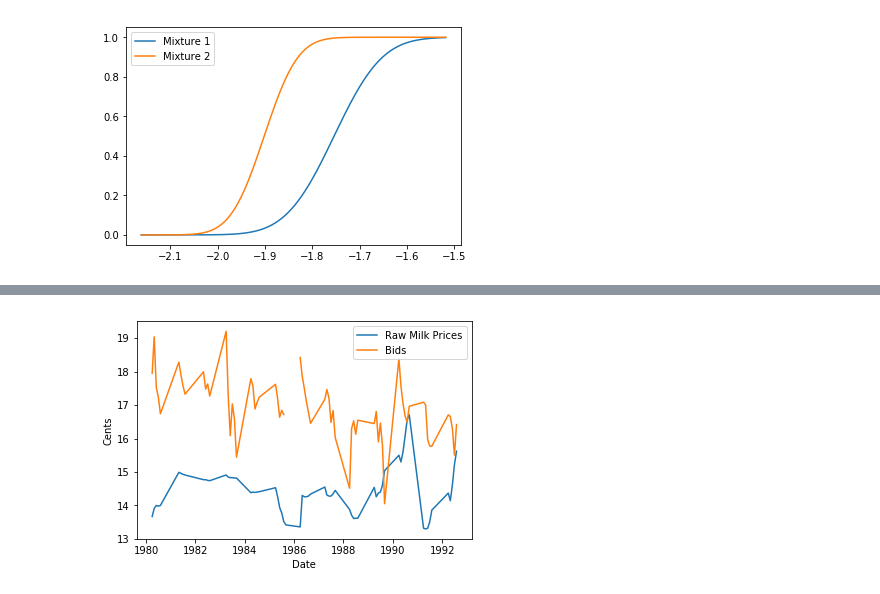
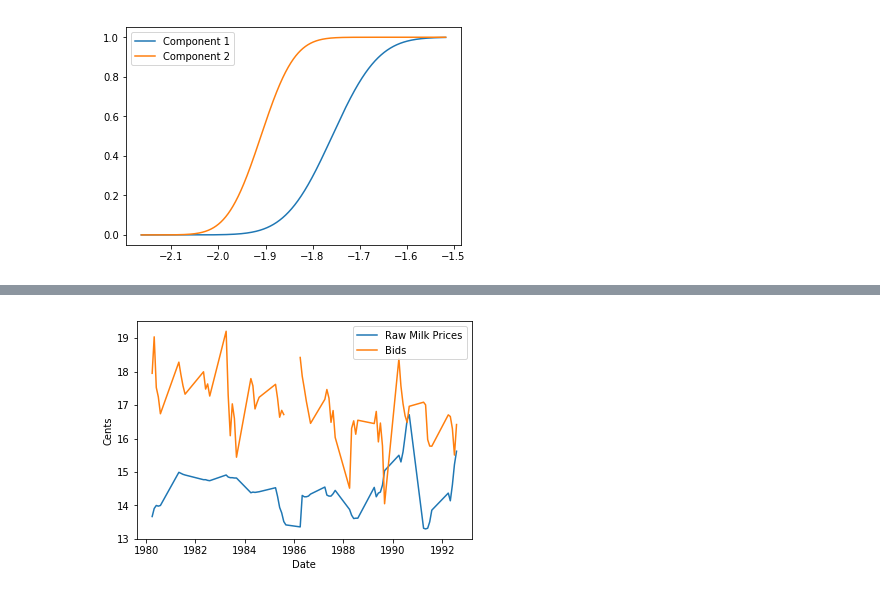
Before and after one commit to ericschulman/tx_milk_2yp, a Jupyter notebook: summary_stats.ipynb, the cells around one changed output, grey strips where cells are left out. Drawn from its saved outputs; the diff is of its cells as text; code cells hidden in the pictures.

```diff
--- a/summary_stats.ipynb
+++ b/summary_stats.ipynb
@@ -53,18 +53,18 @@ No handles with labels found to put in legend.
 # %%
 #fit mixture model
 g = mixture.GaussianMixture(n_components=2)
 g.fit(bids.reshape(bids.shape[0],1))
 
 #first see stocahstic dominance
 comp1_cdf = stats.norm.cdf(dens.support,g.means_[0,0],g.covariances_[1,0]**.5)
 comp2_cdf = stats.norm.cdf(dens.support,g.means_[1,0],g.covariances_[0,0]**.5)
 
-plt.plot(dens.support, comp1_cdf, label='Mixture 1')
-plt.plot(dens.support, comp2_cdf, label='Mixture 2')
+plt.plot(dens.support, comp1_cdf, label='Component 1')
+plt.plot(dens.support, comp2_cdf, label='Component 2')
 plt.legend()
 plt.show()
 # %% [output]
-[figure, old version]
+[figure, new version]
 # %%
 #create a table?
 
```
Also changed, not shown: parts of 7 cells of this notebook, 3 other files.
